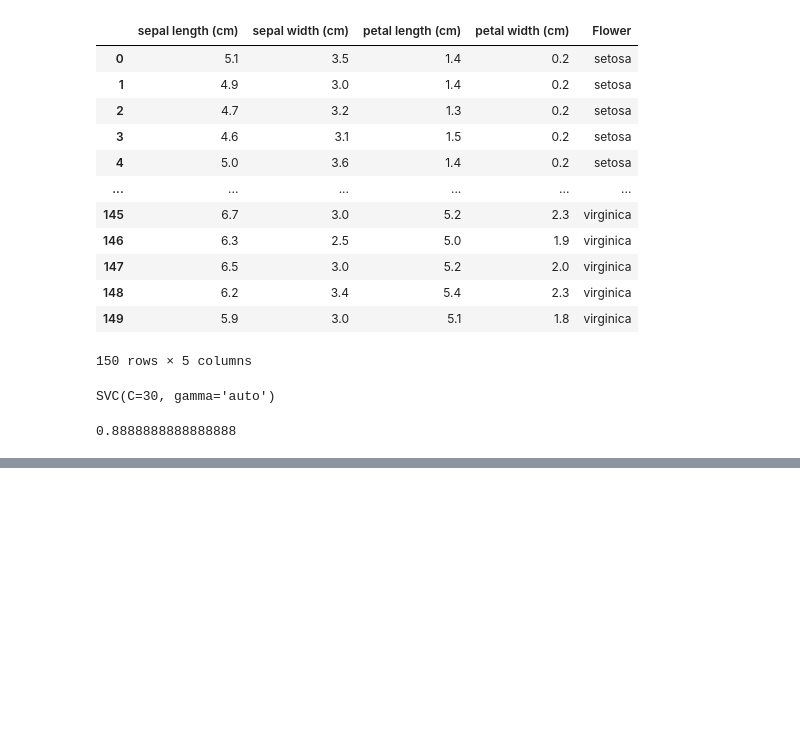
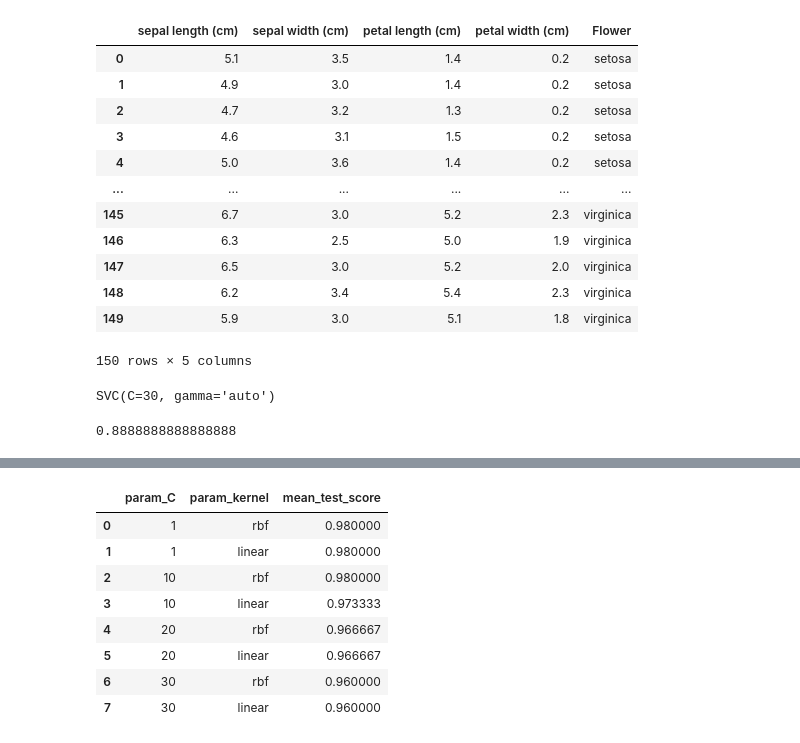
Before and after one commit to vichemchei/SKI-CITlearn_learner_projects, a Jupyter notebook: Hyper_parameter_Tuning_(GridSearchCV).ipynb, the cells around one changed output, grey strips where cells are left out. Saved outputs shown, nothing was run; the diff lists cells and outputs as text; code cells hidden in the pictures; blank space fills up the shorter version.

```diff
--- a/Hyper_parameter_Tuning_(GridSearchCV).ipynb
+++ b/Hyper_parameter_Tuning_(GridSearchCV).ipynb
@@ -77,0 +159,12 @@ model.score(X_test,y_test)
+# %%
+df[['param_C','param_kernel','mean_test_score']]
+# %% [output]
+|  | param_C | param_kernel | mean_test_score |
+| 0 | 1 | rbf | 0.980000 |
+| 1 | 1 | linear | 0.980000 |
+| 2 | 10 | rbf | 0.980000 |
+| 3 | 10 | linear | 0.973333 |
+| 4 | 20 | rbf | 0.966667 |
+| 5 | 20 | linear | 0.966667 |
+| 6 | 30 | rbf | 0.960000 |
+| 7 | 30 | linear | 0.960000 |
```
Also changed, not shown: parts of 19 cells of this notebook.
